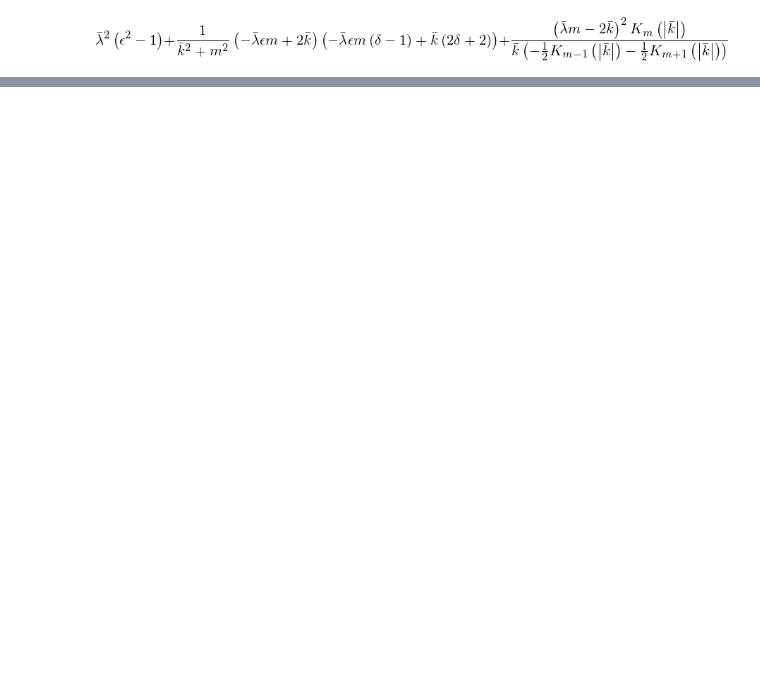
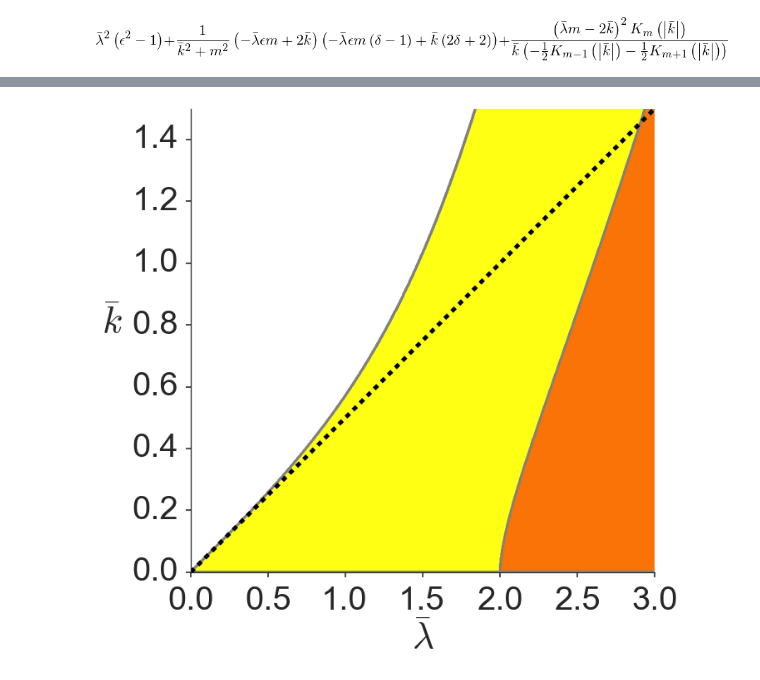
Before and after one commit to jensv/fluxtubestability, a Jupyter notebook: ipython_notebooks/symbolic/anayltic_condition.ipynb, the cells around one changed output, grey strips where cells are left out. Drawn from its saved outputs; the diff is of its cells as text; code cells hidden in the pictures; blank space fills up the shorter version.

```diff
--- a/ipython_notebooks/symbolic/anayltic_condition.ipynb
+++ b/ipython_notebooks/symbolic/anayltic_condition.ipynb
@@ -39,0 +36,29 @@ sp.Eq(sp.Subs(condition, (delta, k_bar, m, epsilon, lambda_bar), (0., y, 0., 0.,
+# %%
+def condition_map(epsilon=0.5, delta=0.):
+    fig = plt.figure(figsize=(10,10))
+    lambda_bar = np.linspace(0., 3., 750)
+    k_bar = np.linspace(0, 1.5, 750)
+    lambda_bar_mesh, k_bar_mesh = np.meshgrid(lambda_bar, k_bar)
+
+    stability_kink = conditions(k_bar_mesh, lambda_bar_mesh, epsilon, 1., delta)
+    stability_kink = stability_kink < 0
+    stability_sausage = conditions(k_bar_mesh, lambda_bar_mesh, epsilon, 0., delta)
+    stability_sausage = stability_sausage < 0
+    stability_kink = stability_kink.astype(float)
+    stability_kink[stability_sausage] = 2
+
+    cmap = colors.ListedColormap([sns.xkcd_rgb["white"], sns.xkcd_rgb["yellow"], sns.xkcd_rgb["orange"]])
+    plt.contourf(lambda_bar_mesh, k_bar_mesh, stability_kink, cmap=cmap, levels=[0., 0.5, 1.5, 2.])
+    plt.contour(lambda_bar_mesh, k_bar_mesh, stability_kink, levels=[0., 0.5, 1.5, 2.], colors='grey')
+    plt.plot([0, 3.], [0., 1.5], '--', c='black', lw=5)
+    axes = plt.gca()
+
+    plt.setp(axes.get_xticklabels(), fontsize=40)
+    plt.setp(axes.get_yticklabels(), fontsize=40)
+    plt.ylabel(r'$\bar{k}$', fontsize=45, rotation='horizontal', labelpad=25)
+    plt.xlabel(r'$\bar{\lambda}$', fontsize=45)
+    sns.despine()
+# %%
+condition_map(epsilon=0., delta=0.)
+# %% [output]
+[figure, added]
```
Also changed, not shown: parts of 12 cells of this notebook.
